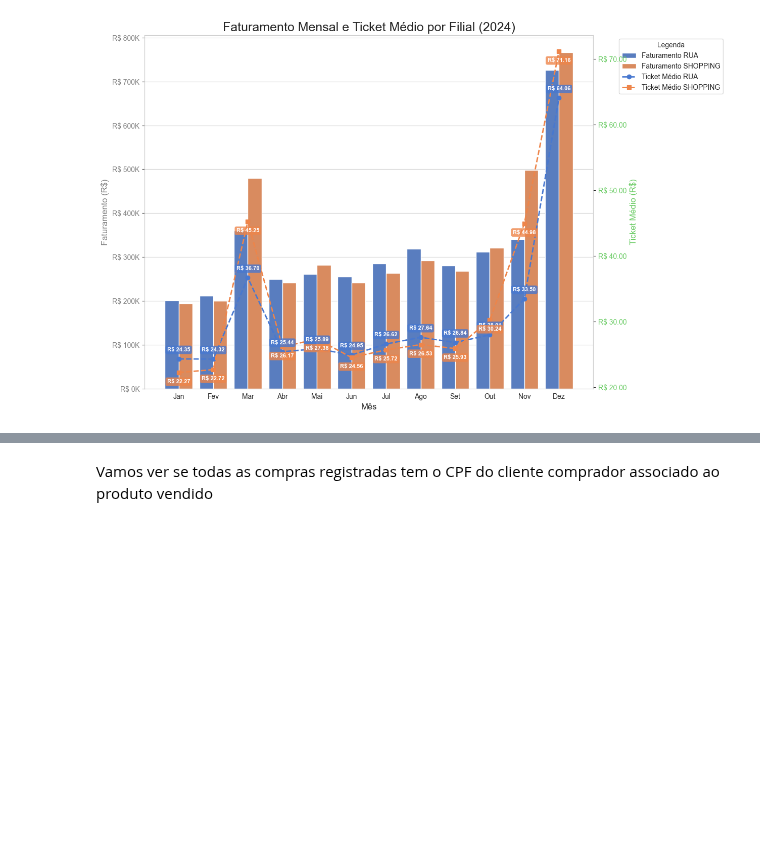
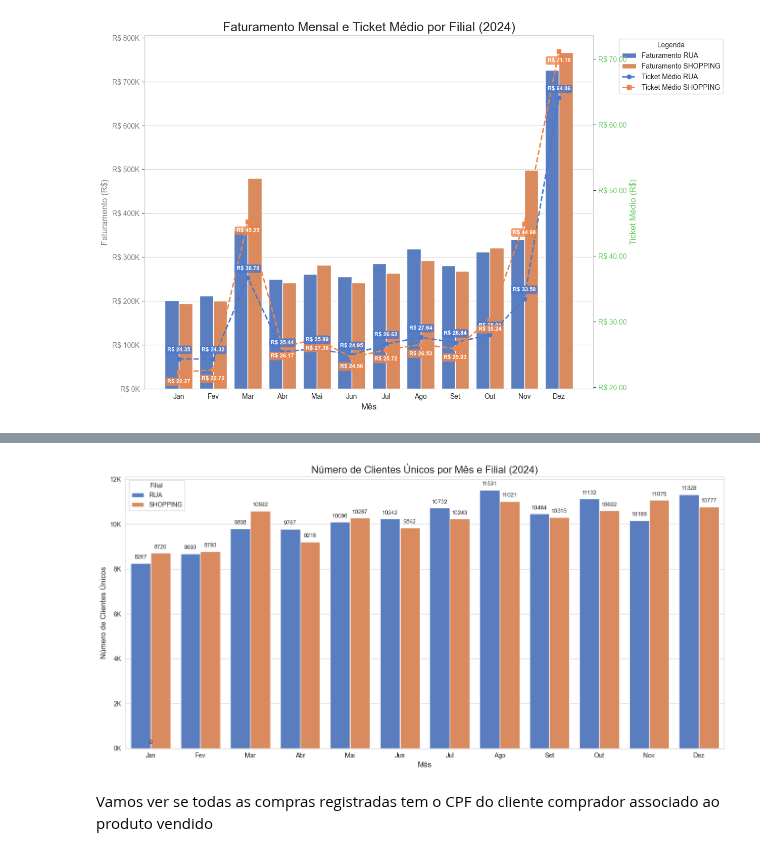
Before and after one commit to felipefsleal/Grupo6-ProjetoFinal, a Jupyter notebook: notebooks/01_eda.ipynb, the cells around one changed output, grey strips where cells are left out. Drawn from its saved outputs; the diff is of its cells as text; code cells hidden in the pictures; blank space fills up the shorter version.

Commit message:
Adiciona clientes únicos por mês

```diff
--- a/notebooks/01_eda.ipynb
+++ b/notebooks/01_eda.ipynb
@@ -496,3 +498,47 @@ plt.close(fig)
+# %%
+#1. Agrupamento dos Dados
+# Agrupa por Mês (número) e Filial, contando os clientes únicos
+df_clientes_unicos = vendas.groupby(['MES_NUM', 'FILIAL'])['CLI_CPF'].nunique().reset_index()
+df_clientes_unicos['MES_NOME'] = df_clientes_unicos['MES_NUM'].map(mes_map)
+
+#2. Geração do Gráfico
+plt.figure(figsize=(14, 7))
+ax = sns.barplot(
+    data=df_clientes_unicos,
+    x='MES_NOME',
+    y='CLI_CPF', # Esta é a coluna com a contagem de clientes
+    hue='FILIAL',
+    order=meses_ordenados,
+    palette='muted'
+)
+
+#3. Formatação e Rótulos
+ax.set_title('Número de Clientes Únicos por Mês e Filial (2024)', fontsize=16)
+ax.set_xlabel('Mês', fontsize=12)
+ax.set_ylabel('Número de Clientes Únicos', fontsize=12)
+
+# Formatar o eixo Y para 'K' (milhares)
+formatter_k_int = ticker.FuncFormatter(lambda x, p: f'{x/1000:.0f}K')
+ax.yaxis.set_major_formatter(formatter_k_int)
+
+# Adicionar rótulos de dados (contagem exata)
+for p in ax.patches:
+    ax.annotate(f'{p.get_height():.0f}', # Formato inteiro
+                   (p.get_x() + p.get_width() / 2., p.get_height()),
+                   ha = 'center', va = 'center',
+                   xytext = (0, 9),
+                   textcoords = 'offset points',
+                   fontsize=9)
+
+ax.legend(title='Filial', loc='upper left')
+
+#4. Salvamento
+plt.tight_layout()
+plt.savefig('../graphics/clientes_unicos_mensal_agrupado.png')
+plt.show()
+plt.close()
+# %% [output]
+[figure, added]
 # %% [markdown]
 Vamos ver se todas as compras registradas tem o CPF do cliente comprador associado ao produto vendido
 # %%
```
Also changed, not shown: parts of 2 cells of this notebook.
